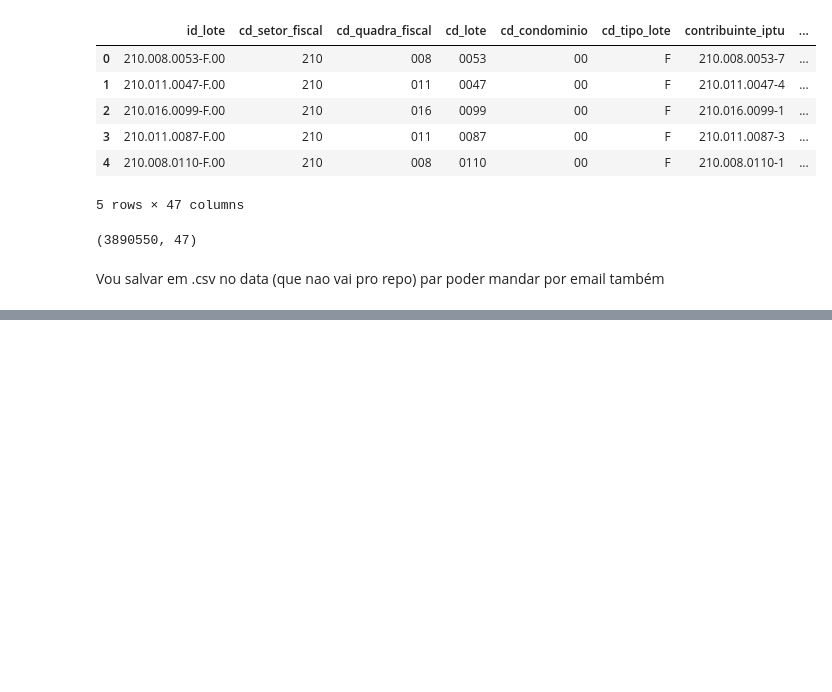
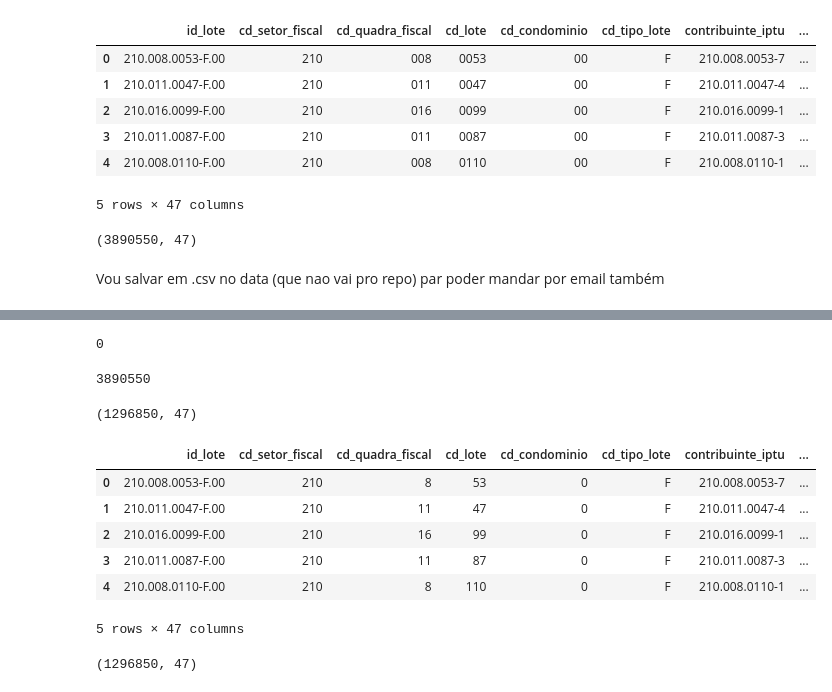
Before and after one commit to h-pgy/zoneamento_lotes_pmsp, a Jupyter notebook: 03_data_munging_final.ipynb, the cells around one changed output, grey strips where cells are left out. Drawn from its saved outputs; the diff is of its cells as text; code cells hidden in the pictures; blank space fills up the shorter version.

Commit message:
particionando para diretora mariana

```diff
--- a/03_data_munging_final.ipynb
+++ b/03_data_munging_final.ipynb
@@ -766,0 +791,52 @@ pd.read_csv(path, sep=';').head()
+# %%
+size_df = df_final.shape[0]
+qtd_particoes = 3
+chunk_size = size_df // qtd_particoes
+
+limit_down = 0
+for i in range(qtd_particoes):
+    if i == qtd_particoes - 1:
+        limit_up = size_df
+    else:
+        limit_up = limit_down + chunk_size
+
+    df_part = df_final.iloc[limit_down:limit_up]
+
+    path = data_path(f'df_final_{i}.csv', subfolder='resultado_final_parcionado')
+    df_part.to_csv(path, sep=';', index=False, encoding='utf-8')
+
+    # Para a verificação final, guardamos o último limite usado antes de atualizar
+    ultimo_limite_usado = limit_up
+    limit_down = limit_up
+
+else:
+    # Agora deve dar exatamente 0
+    print(ultimo_limite_usado - size_df)
+# %% [output]
+0
+# %%
+chunk_size*qtd_particoes
+# %% [output]
+3890550
+# %%
+path = data_path(f'df_final_0.csv', subfolder='resultado_final_parcionado')
+df1 = pd.read_csv(path, sep=';')
+df1.shape
+# %% [output]
+(1296850, 47)
+# %%
+df1.head()
+# %% [output]
+|  | id_lote | cd_setor_fiscal | cd_quadra_fiscal | cd_lote | cd_condominio | cd_tipo_lote | contribuinte_iptu | ... |
+| 0 | 210.008.0053-F.00 | 210 | 8 | 53 | 0 | F | 210.008.0053-7 | ... |
+| 1 | 210.011.0047-F.00 | 210 | 11 | 47 | 0 | F | 210.011.0047-4 | ... |
+| 2 | 210.016.0099-F.00 | 210 | 16 | 99 | 0 | F | 210.016.0099-1 | ... |
+| 3 | 210.011.0087-F.00 | 210 | 11 | 87 | 0 | F | 210.011.0087-3 | ... |
+| 4 | 210.008.0110-F.00 | 210 | 8 | 110 | 0 | F | 210.008.0110-1 | ... |
+5 rows × 47 columns
+# %%
+path = data_path(f'df_final_1.csv', subfolder='resultado_final_parcionado')
+df2 = pd.read_csv(path, sep=';')
+df2.shape
+# %% [output]
+(1296850, 47)
```
Also changed, not shown: parts of 21 cells of this notebook, 1 other file.
